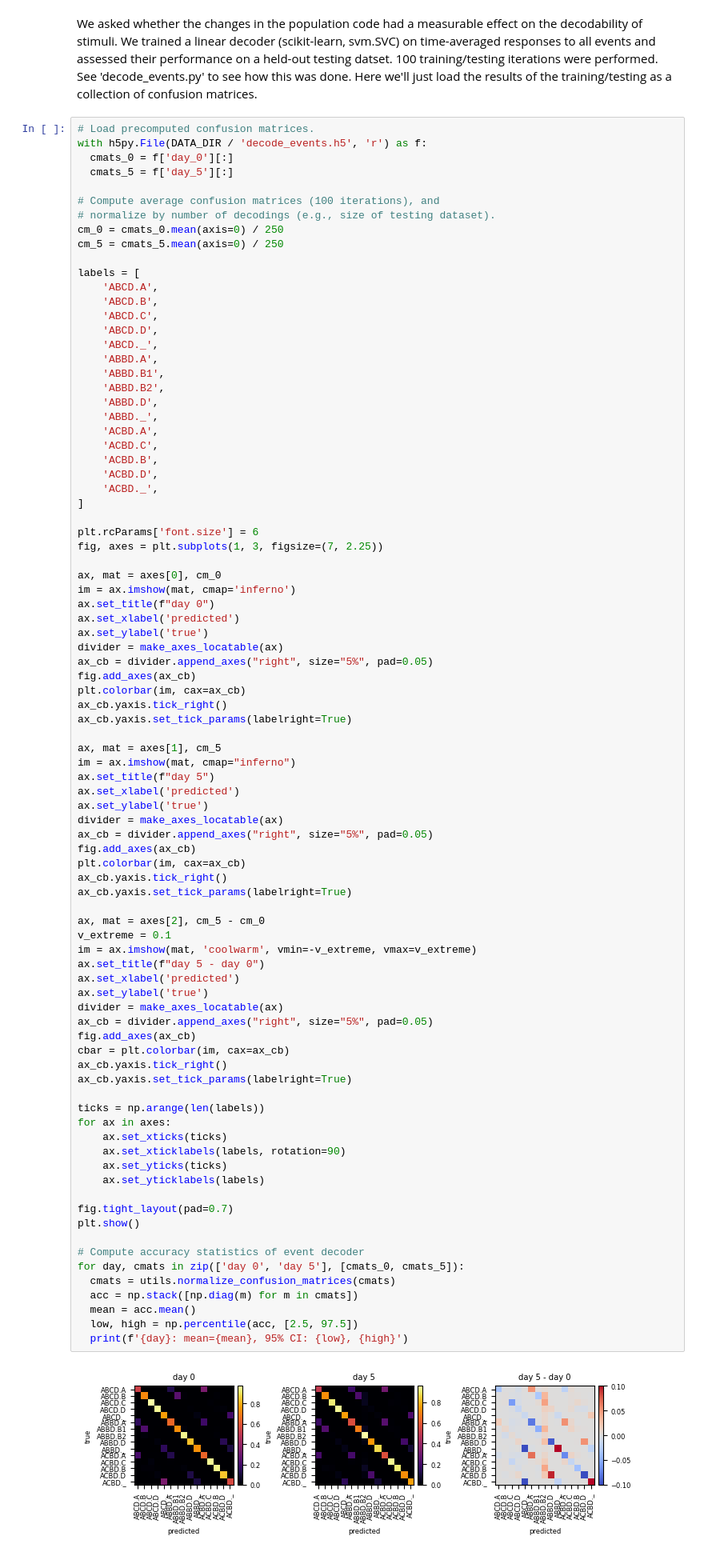
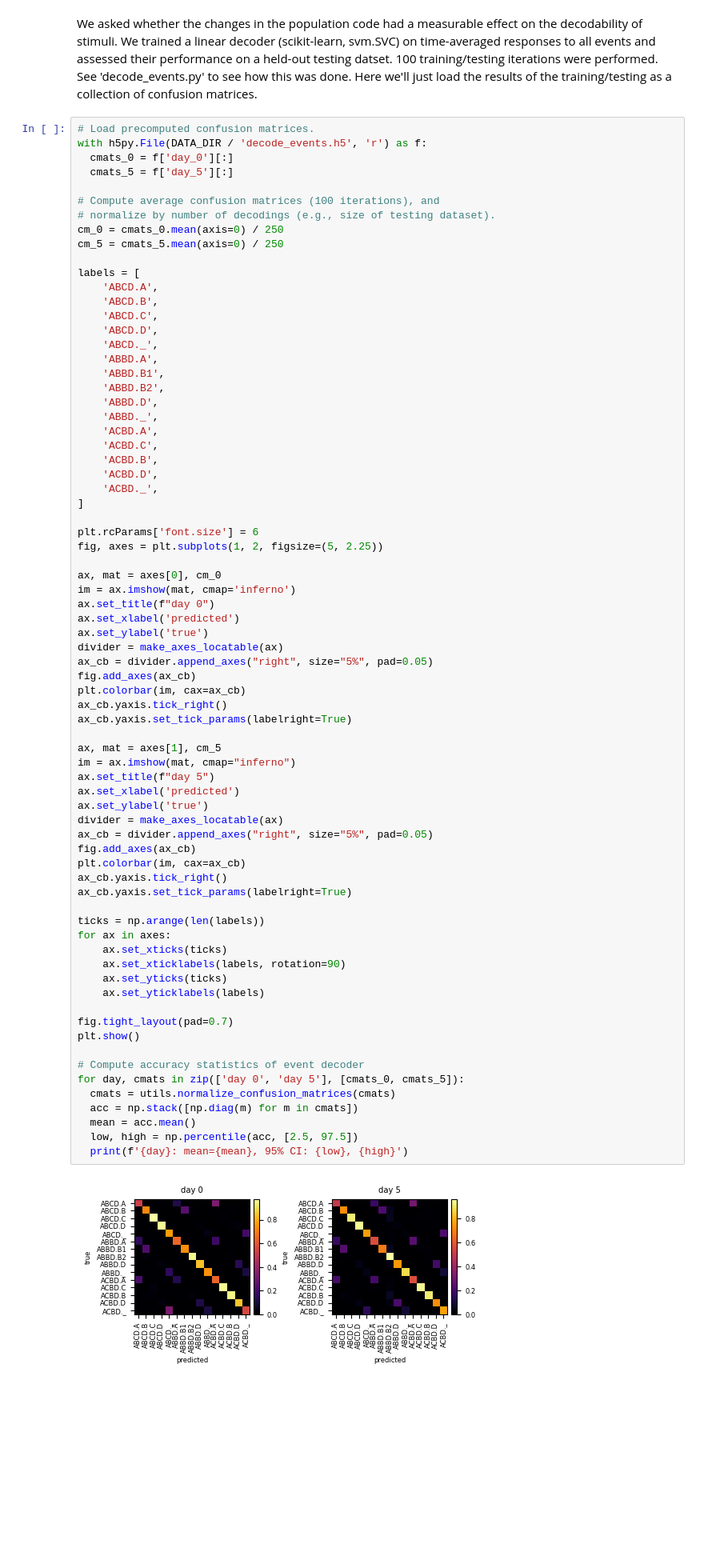
Before and after one commit to scottcanoe/SequenceLearning, a Jupyter notebook: notebook.ipynb, the cells around one changed output. Shown at 80% size. Drawn from its saved outputs; the diff is of its cells as text; blank space fills up the shorter version.

```diff
--- a/notebook.ipynb
+++ b/notebook.ipynb
@@ -668,7 +673,7 @@ labels = [
 ]
 
 plt.rcParams['font.size'] = 6
-fig, axes = plt.subplots(1, 3, figsize=(7, 2.25))
+fig, axes = plt.subplots(1, 2, figsize=(5, 2.25))
 
 ax, mat = axes[0], cm_0
 im = ax.imshow(mat, cmap='inferno')
@@ -685,47 +690,34 @@ ax_cb.yaxis.set_tick_params(labelright=True)
 ax, mat = axes[1], cm_5
 im = ax.imshow(mat, cmap="inferno")
 ax.set_title(f"day 5")
 ax.set_xlabel('predicted')
 ax.set_ylabel('true')
 divider = make_axes_locatable(ax)
 ax_cb = divider.append_axes("right", size="5%", pad=0.05)
 fig.add_axes(ax_cb)
 plt.colorbar(im, cax=ax_cb)
 ax_cb.yaxis.tick_right()
 ax_cb.yaxis.set_tick_params(labelright=True)
 
-ax, mat = axes[2], cm_5 - cm_0
-v_extreme = 0.1
-im = ax.imshow(mat, 'coolwarm', vmin=-v_extreme, vmax=v_extreme)
-ax.set_title(f"day 5 - day 0")
-ax.set_xlabel('predicted')
-ax.set_ylabel('true')
-divider = make_axes_locatable(ax)
-ax_cb = divider.append_axes("right", size="5%", pad=0.05)
-fig.add_axes(ax_cb)
-cbar = plt.colorbar(im, cax=ax_cb)
-ax_cb.yaxis.tick_right()
-ax_cb.yaxis.set_tick_params(labelright=True)
-
 ticks = np.arange(len(labels))
 for ax in axes:
     ax.set_xticks(ticks)
     ax.set_xticklabels(labels, rotation=90)
     ax.set_yticks(ticks)
     ax.set_yticklabels(labels)
 
 fig.tight_layout(pad=0.7)
 plt.show()
 
 # Compute accuracy statistics of event decoder
 for day, cmats in zip(['day 0', 'day 5'], [cmats_0, cmats_5]):
   cmats = utils.normalize_confusion_matrices(cmats)
   acc = np.stack([np.diag(m) for m in cmats])
   mean = acc.mean()
   low, high = np.percentile(acc, [2.5, 97.5])
   print(f'{day}: mean={mean}, 95% CI: {low}, {high}')
 # %% [output]
-[figure, old version]
+[figure, new version]
 day 0: mean=0.7851226666666666, 95% CI: 0.508, 0.98
 day 5: mean=0.7686506666666667, 95% CI: 0.488, 0.964
 # %% [markdown]
```
Also changed, not shown: parts of 12 cells of this notebook.
